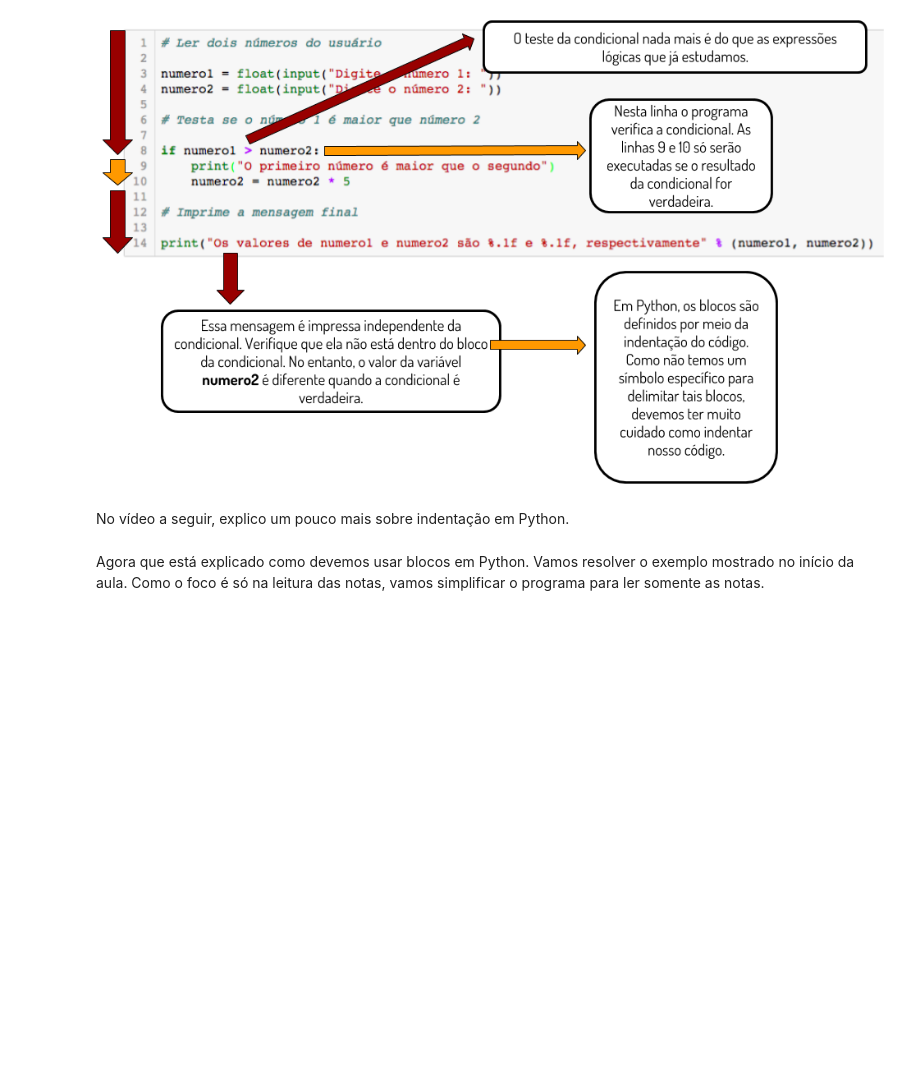
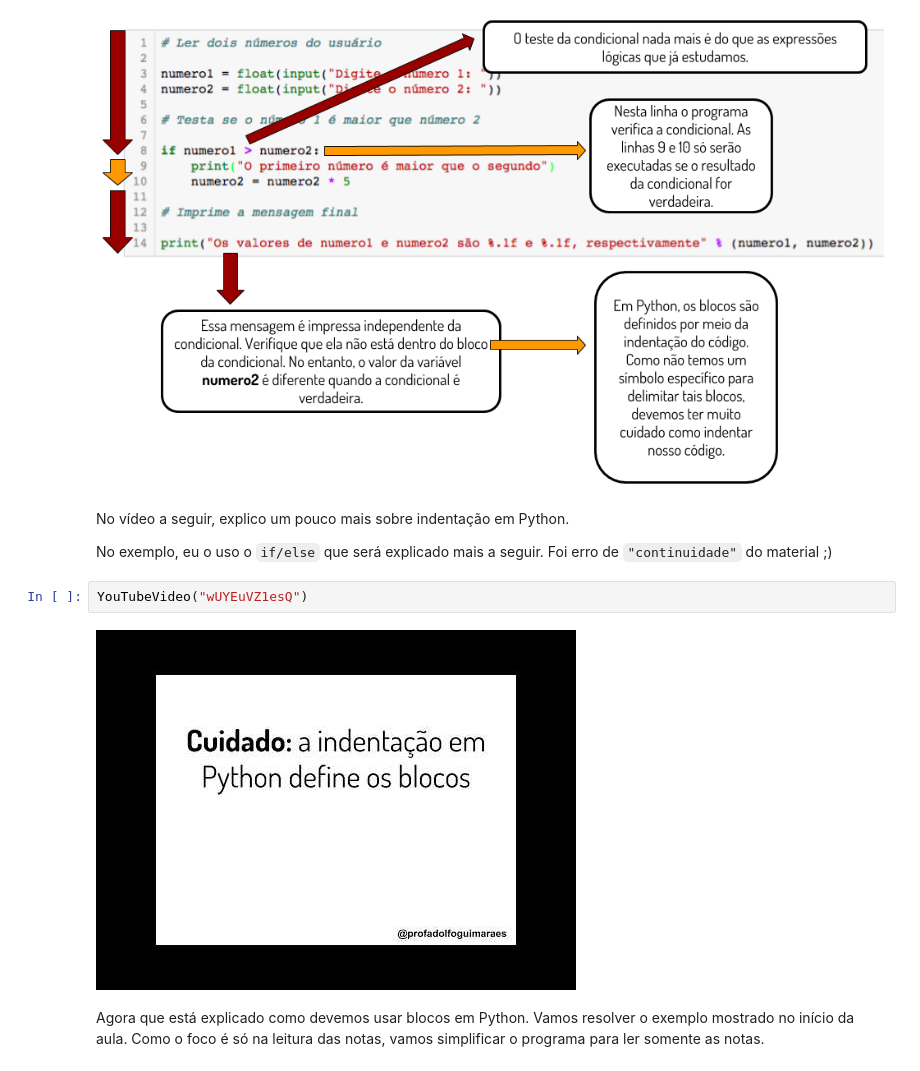
Before and after one commit to adolfoguimaraes/learningpython, a Jupyter notebook: notebook/05_Condicoes.ipynb, the cells around one changed output. Cells and saved outputs as stored; diff of their text form; blank space fills up the shorter version.

Commit message:
Add material de condicionais

```diff
--- a/notebook/05_Codicoes.ipynb
+++ b/notebook/05_Condicoes.ipynb
@@ -139,6 +139,12 @@ Image(filename='images/05_image2.png', width=800)
 [figure]
 # %% [markdown]
 No vídeo a seguir, explico um pouco mais sobre indentação em Python.
+
+No exemplo, eu o uso o `if/else` que será explicado mais a seguir. Foi erro de `"continuidade"` do material ;)
+# %%
+YouTubeVideo("wUYEuVZ1esQ")
+# %% [output]
+[figure, added]
 # %% [markdown]
 Agora que está explicado como devemos usar blocos em Python. Vamos resolver o exemplo mostrado no início da aula. Como o foco é só na leitura das notas, vamos simplificar o programa para ler somente as notas.
 # %%
```
Also changed, not shown: parts of 1 cell of this notebook, 1 other file.
